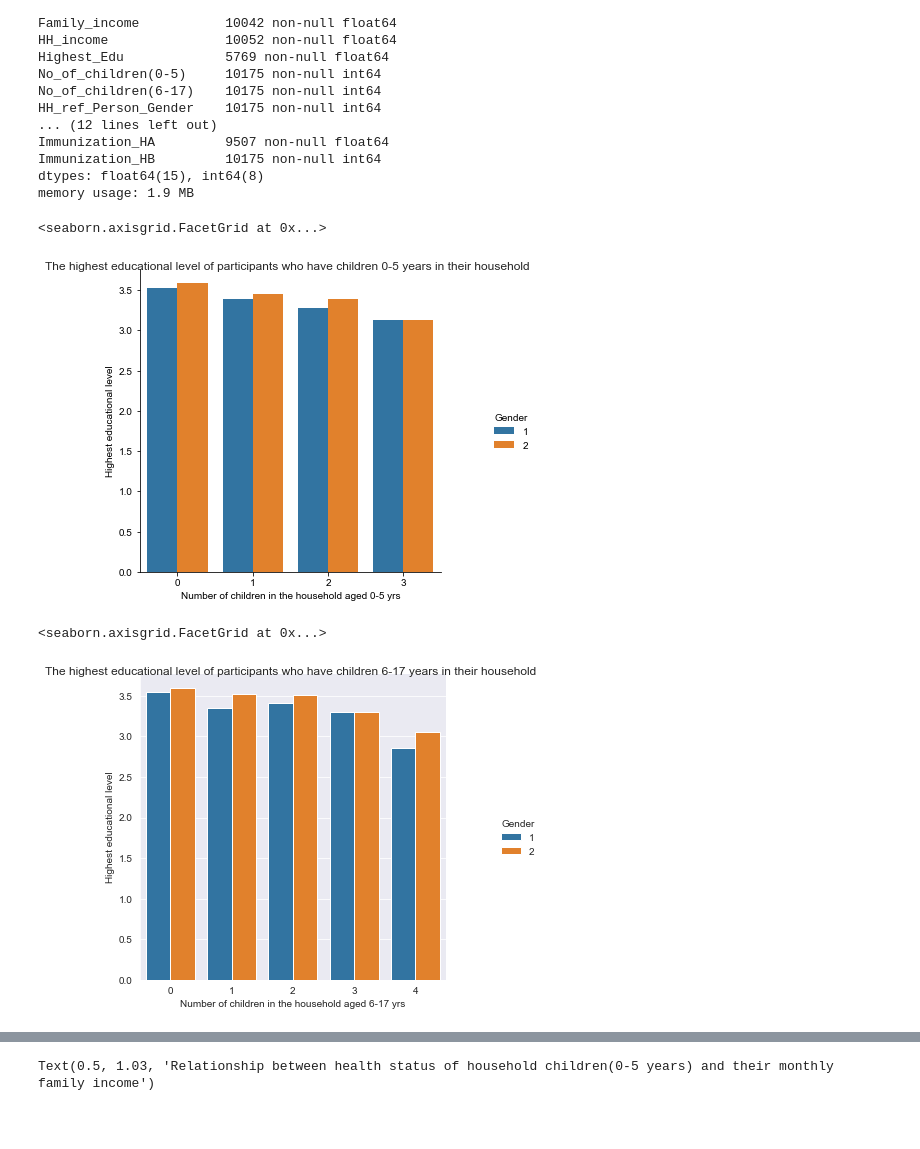
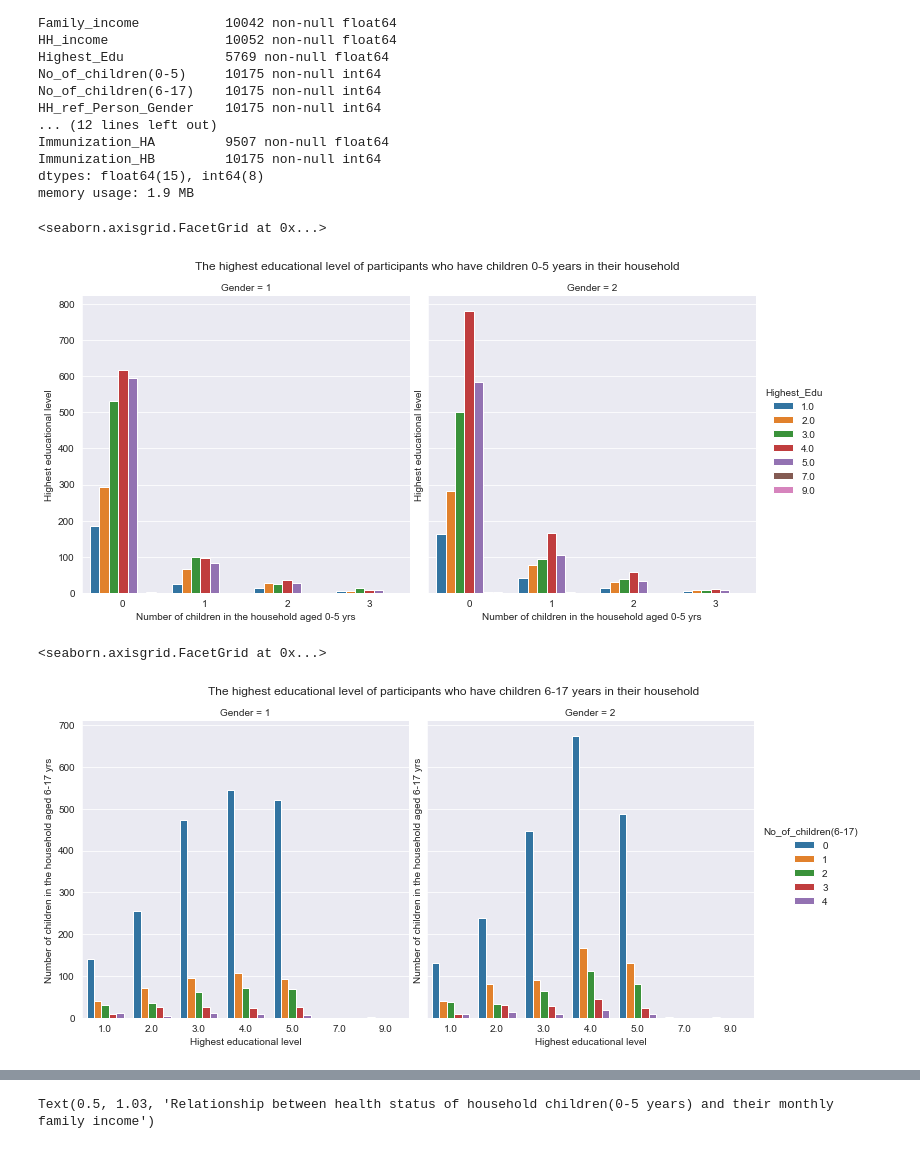
Before and after one commit to Motunodu/Capstone_Project, a Jupyter notebook: motunrayo_capstone_project/motunrayo_capstone_notebook-checkpoint.ipynb, the cells around one changed output, grey strips where cells are left out. Drawn from its saved outputs; the diff is of its cells as text; code cells hidden in the pictures; blank space fills up the shorter version.

```diff
--- a/motunrayo_capstone_project/motunrayo_capstone_notebook-checkpoint.ipynb
+++ b/motunrayo_capstone_project/motunrayo_capstone_notebook-checkpoint.ipynb
@@ -278,20 +278,20 @@ memory usage: 1.9 MB
 # %%
 import seaborn as sns
 # %%
-education_plot = sns.catplot(x='No_of_children(0-5)',y='Highest_Edu',hue='Gender',data=health_data,kind='bar', ci=None)
+education_plot = sns.catplot(x='No_of_children(0-5)',hue='Highest_Edu',col='Gender',data=health_data,kind='count', ci=None)
 sns.set_style('darkgrid')
-education_plot.fig.suptitle('The highest educational level of participants who have children 0-5 years in their household')
+education_plot.fig.suptitle('The highest educational level of participants who have children 0-5 years in their household', y=1.03)
 education_plot.set(xlabel='Number of children in the household aged 0-5 yrs', ylabel='Highest educational level')
 # %% [output]
 <seaborn.axisgrid.FacetGrid at 0x...>
-[figure, old version]
+[figure, new version]
 # %%
-education_plot2 = sns.catplot(x='No_of_children(6-17)',y='Highest_Edu',hue='Gender',data=health_data, kind='bar',ci=None)
+education_plot2 = sns.catplot(x='Highest_Edu',hue='No_of_children(6-17)',col='Gender',data=health_data, kind='count',ci=None)
 sns.set_style('darkgrid')
 education_plot2.fig.suptitle('The highest educational level of participants who have children 6-17 years in their household', y=1.03)
-education_plot2.set(xlabel ='Number of children in the household aged 6-17 yrs', ylabel = 'Highest educational level')
+education_plot2.set(xlabel ='Highest educational level', ylabel = 'Number of children in the household aged 6-17 yrs')
 #Women who have 1 and 2 children in their household have the highest educational level
 # %% [output]
 <seaborn.axisgrid.FacetGrid at 0x...>
-[figure, old version]
+[figure, new version]
 # %%
```
Also changed, not shown: parts of 22 cells of this notebook.
